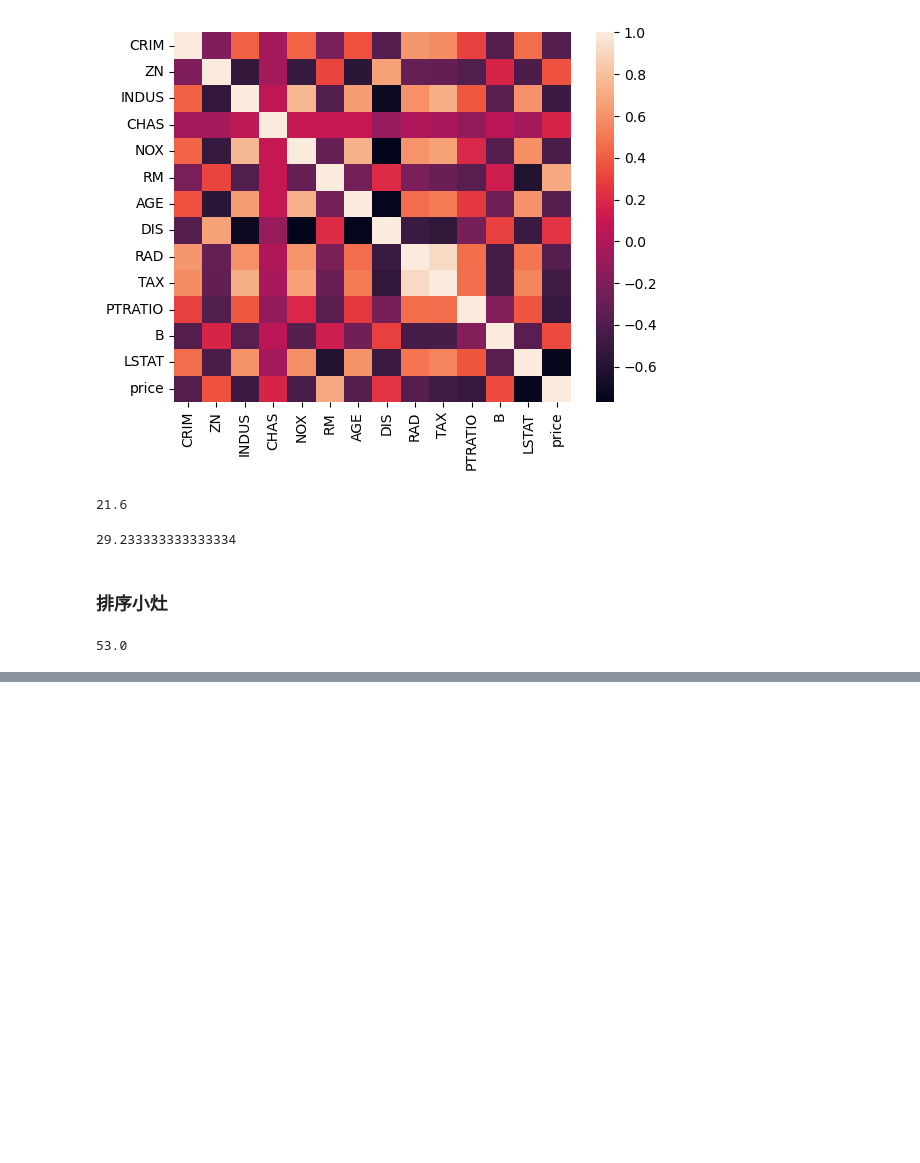
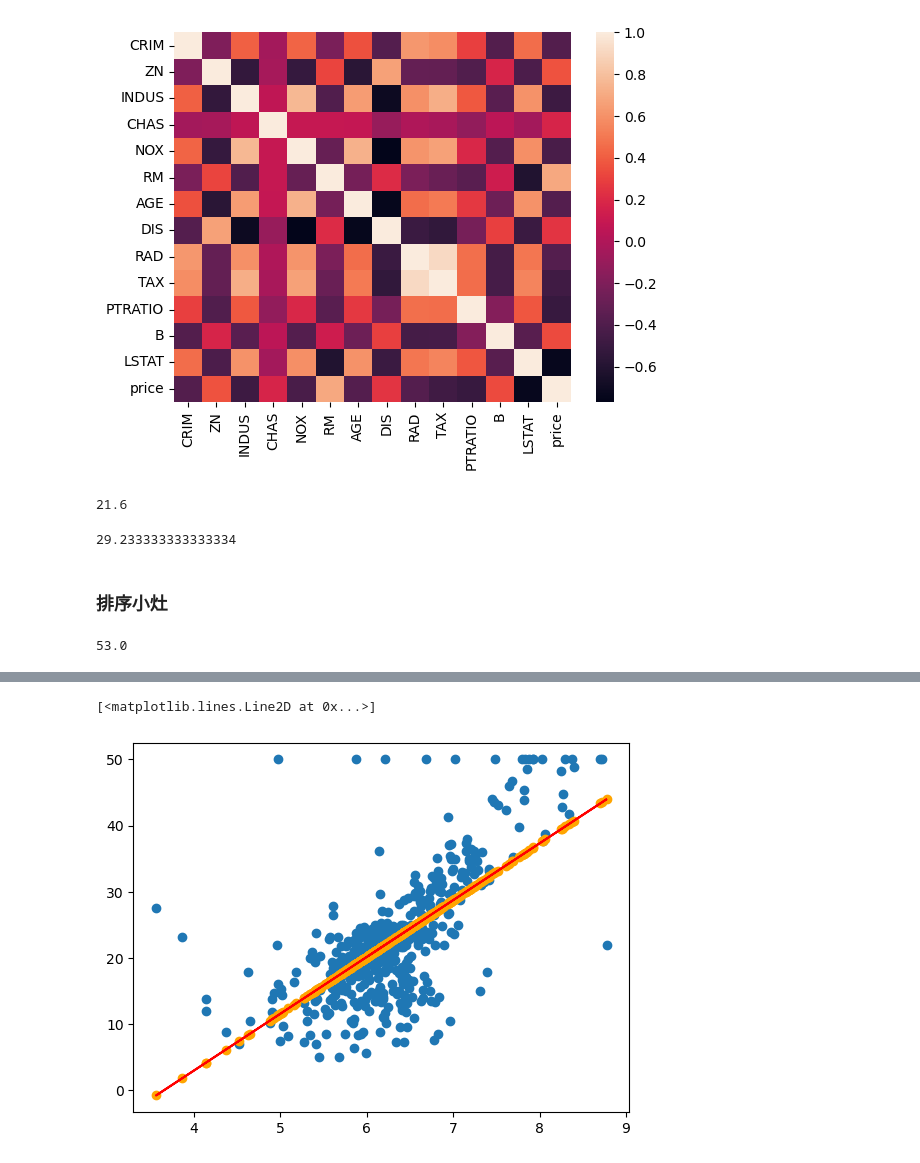
Before and after one commit to hivandu/AI_Cheats, a Jupyter notebook: Core foundations/18.ipynb, the cells around one changed output, grey strips where cells are left out. Saved outputs shown, nothing was run; the diff lists cells and outputs as text; code cells hidden in the pictures; blank space fills up the shorter version.

```diff
--- a/Core foundations/18.ipynb
+++ b/Core foundations/18.ipynb
@@ -156,0 +167,3 @@ np.mean([age for name, age in sorted(list(person_and_age.items()), key=lambda e:
+# %%
+def loss(y, yhat):
+    return np.mean((np.array(y) - np.array(yhat))** 2)
@@ -156,0 +178,3 @@ np.mean([age for name, age in sorted(list(person_and_age.items()), key=lambda e:
+# %%
+def model(x, k, b):
+    return x * k +b
@@ -156,0 +206,38 @@ np.mean([age for name, age in sorted(list(person_and_age.items()), key=lambda e:
+# %%
+def loss(y, yhat):
+    return np.mean((np.array(y) - np.array(yhat)) ** 2)
+
+def partial_k(x, y, k_n, b_n):
+    return 2 * np.mean((y - (k * x + b))*(-x))
+
+def partial_b(x, y, k_n, b_n):
+    return 2 * np.mean((y - (k * x + b))*(-1))
+# %%
+k,b = random.random(), random.random()
+
+min_loss = float('inf')
+best_k, best_b = None, None
+
+total_times = 10**5
+alpha = 1e-3
+
+k_b_history = []
+
+for t in range(total_times):
+    k = k + (-1) * partial_k(X_rm, y, k, b) * alpha
+    b = b + (-1) * partial_b(X_rm, y, k, b) * alpha
+
+    loss_ = loss(y, model(X_rm, k, b))
+
+    if loss_ < min_loss:
+        min_loss = loss_
+        best_k, best_b = k, b
+        k_b_history.append([best_k, best_b])
+        # print("在{}时刻找到了更好的k: {}, b: {}， 这个loss是：{}".format(t, k, b, loss_))
+# %%
+plt.scatter(X_rm, y)
+plt.scatter(X_rm, best_k * X_rm + best_b, color='orange')
+plt.plot(X_rm, best_k * X_rm + best_b, color='red')
+# %% [output]
+[<matplotlib.lines.Line2D at 0x...>]
+[figure, added]
```
Also changed, not shown: parts of 11 cells of this notebook.
